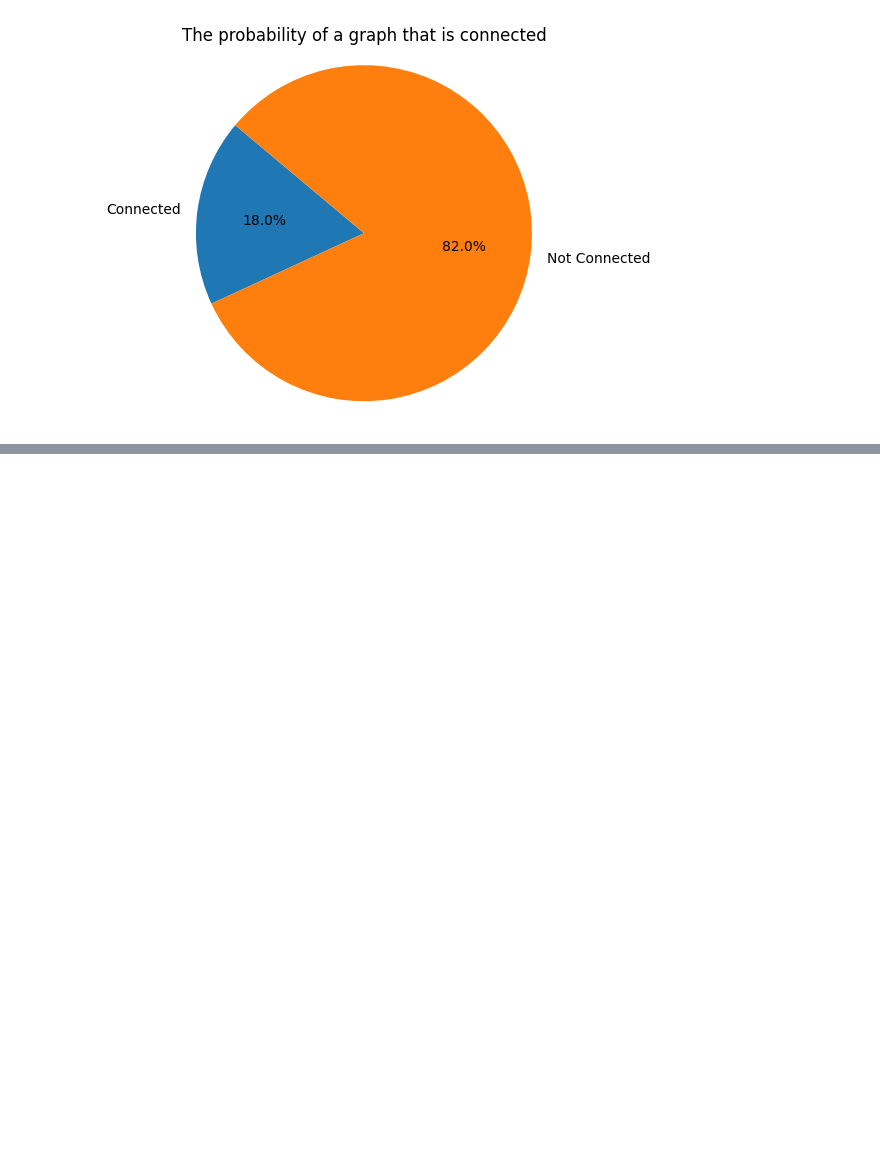
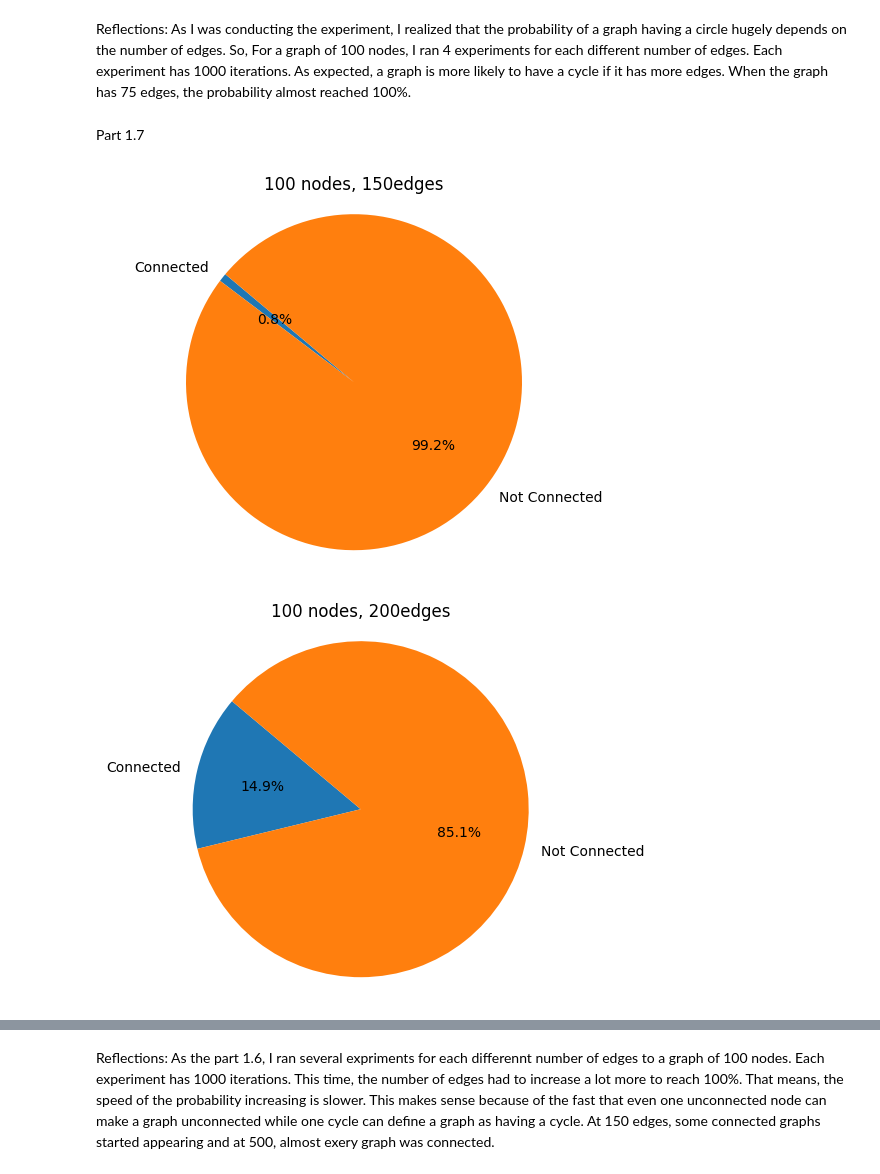
Before and after one commit to haaaarsh4/2XCE-Lab, a Jupyter notebook: Lab3.ipynb, the cells around one changed output, grey strips where cells are left out. Drawn from its saved outputs; the diff is of its cells as text; code cells hidden in the pictures; blank space fills up the shorter version.

Commit message:
part1, done

```diff
--- a/Lab3.ipynb
+++ b/Lab3.ipynb
@@ -229,13 +234,25 @@ plt.show()
+# %% [markdown]
+Reflections:
+As I was conducting the experiment, I realized that the probability of a graph having a circle hugely depends on the number of edges. So, For a graph of 100 nodes, I ran 4 experiments for each different number of edges. Each experiment has 1000 iterations. As expected, a graph is more likely to have a cycle if it has more edges. When the graph has 75 edges, the probability almost reached 100%.
+# %% [markdown]
+Part 1.7
 # %%
-runs = 1000
-count = 0
-for _ in range(runs):
-    my_graph = create_random_graph(100,200)
-    if my_graph.is_connected():
-        count += 1
-plt.pie([count, runs - count], labels=["Connected", "Not Connected"], autopct='%1.1f%%', startangle=140)
-plt.axis('equal')
-plt.title('The probability of a graph that is connected')
-plt.show()
+def is_connected_exp(edge):
+    runs = 1000
+    count = 0
+    for _ in range(runs):
+        my_graph = create_random_graph(100,edge)
+        if my_graph.is_connected():
+            count += 1
+    plt.pie([count, runs - count], labels=["Connected", "Not Connected"], autopct='%1.1f%%', startangle=140)
+    plt.axis('equal')
+    plt.title('100 nodes, ' + str(edge) + 'edges')
+    plt.show()
+is_connected_exp(150)
+is_connected_exp(200)
+is_connected_exp(300)
+is_connected_exp(400)
+is_connected_exp(500)
 # %% [output]
-[figure, old version]
+[figure, new version]
+[figure, added]
@@ -241,0 +262,3 @@ plt.show()
+# %% [markdown]
+Reflections:
+As the part 1.6, I ran several expriments for each differennt number of edges to a graph of 100 nodes. Each experiment has 1000 iterations. This time, the number of edges had to increase a lot more to reach 100%. That means, the speed of the probability increasing is slower. This makes sense because of the fast that even one unconnected node can make a graph unconnected while one cycle can define a graph as having a cycle. At 150 edges, some connected graphs started appearing and at 500, almost exery graph was connected.
```
Also changed, not shown: parts of 13 cells of this notebook.
